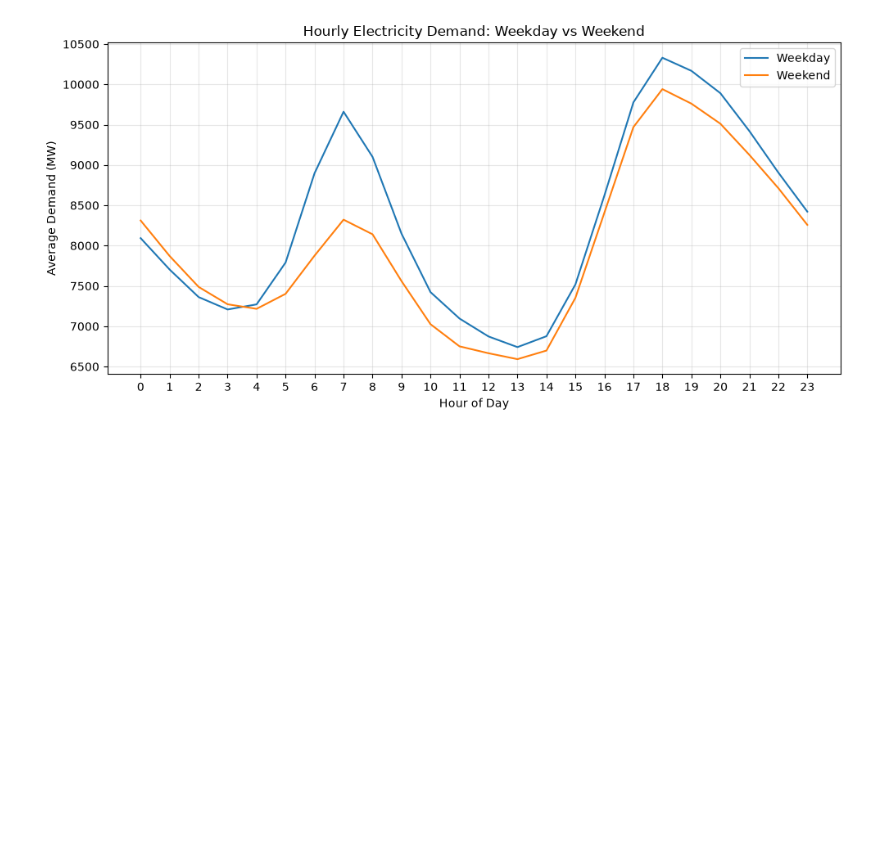
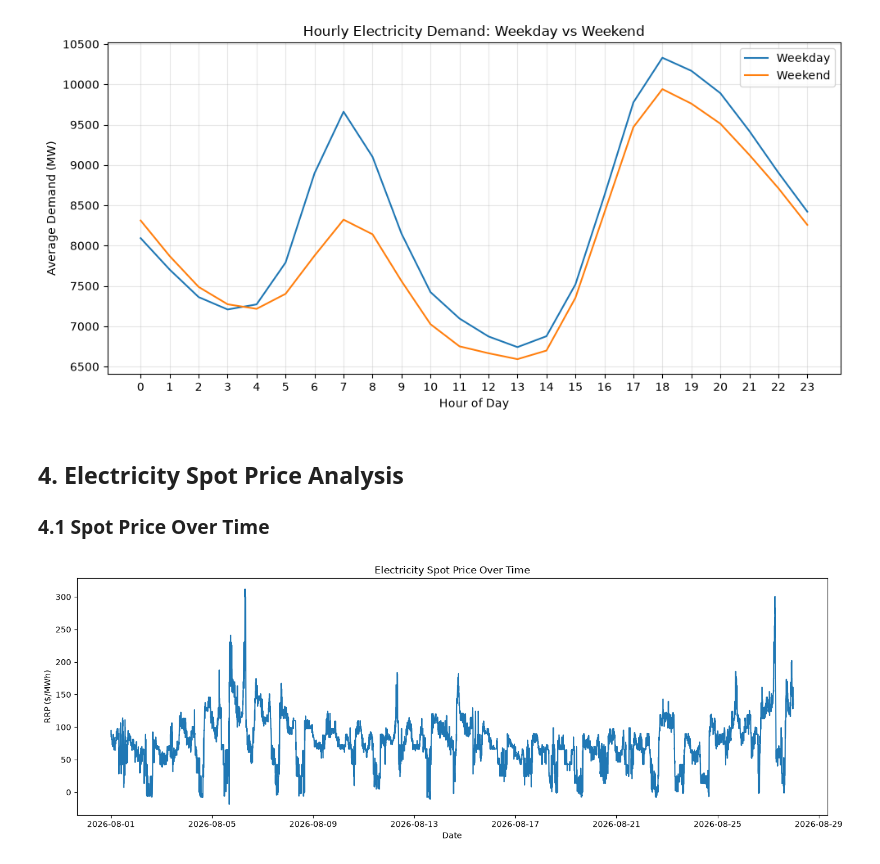
Before and after one commit to klm2109/australian-energy-market-analytics, a Jupyter notebook: notebooks/Exploratory Data Analysis.ipynb, the cells around one changed output. Cells and saved outputs as stored; diff of their text form; code cells hidden in the pictures; blank space fills up the shorter version.

Commit message:
Checking price fluctuation over time

```diff
--- a/notebooks/Exploratory Data Analysis.ipynb
+++ b/notebooks/Exploratory Data Analysis.ipynb
@@ -374,3 +374,23 @@ plt.tight_layout()
 plt.show()
 # %% [output]
 [figure]
+# %% [markdown]
+## 4. Electricity Spot Price Analysis
+
+### 4.1 Spot Price Over Time
+# %%
+plt.figure(figsize=(14, 5))
+
+plt.plot(
+    df["SETTLEMENTDATE"],
+    df["RRP"]
+)
+
+plt.xlabel("Date")
+plt.ylabel("RRP ($/MWh)")
+plt.title("Electricity Spot Price Over Time")
+
+plt.tight_layout()
+plt.show()
+# %% [output]
+[figure, added]
```
Also changed, not shown: parts of 2 cells of this notebook.
